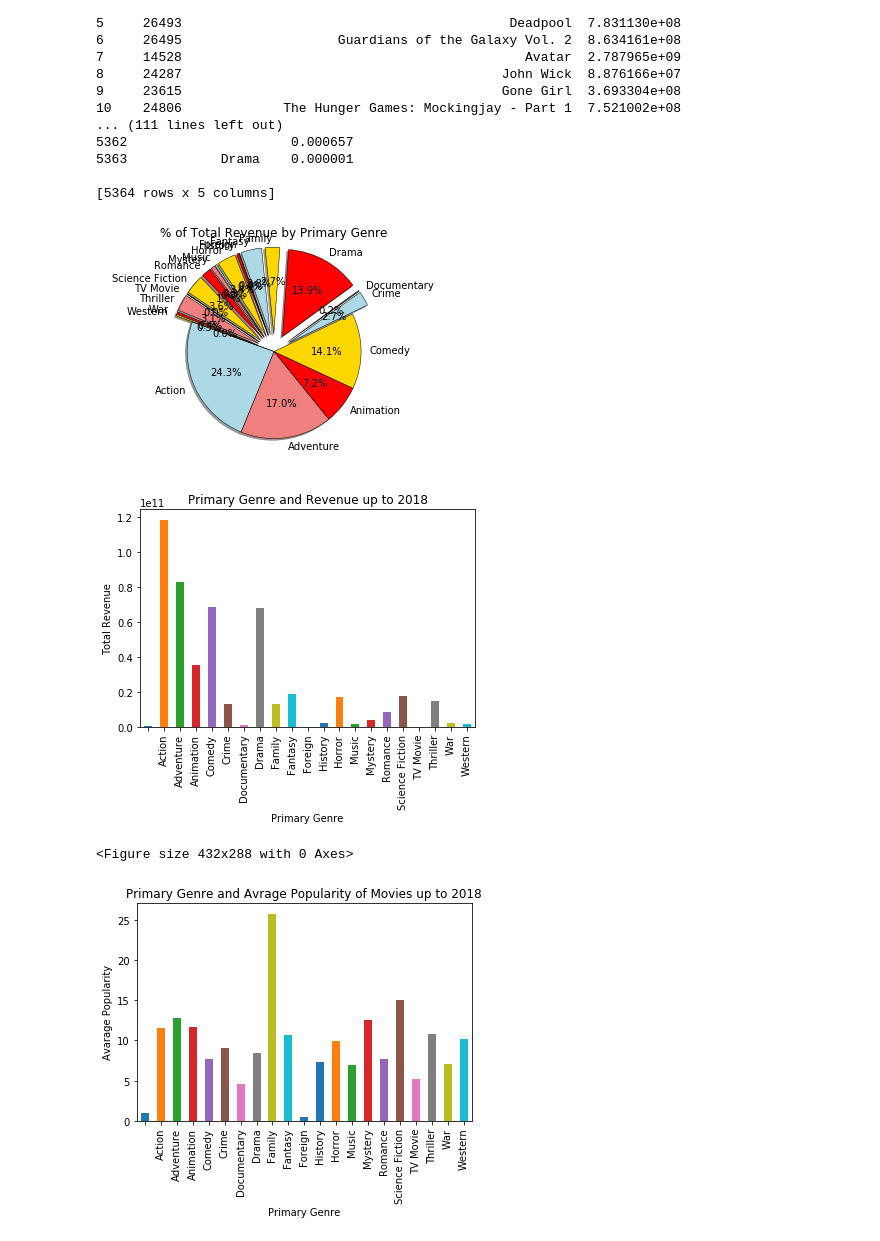
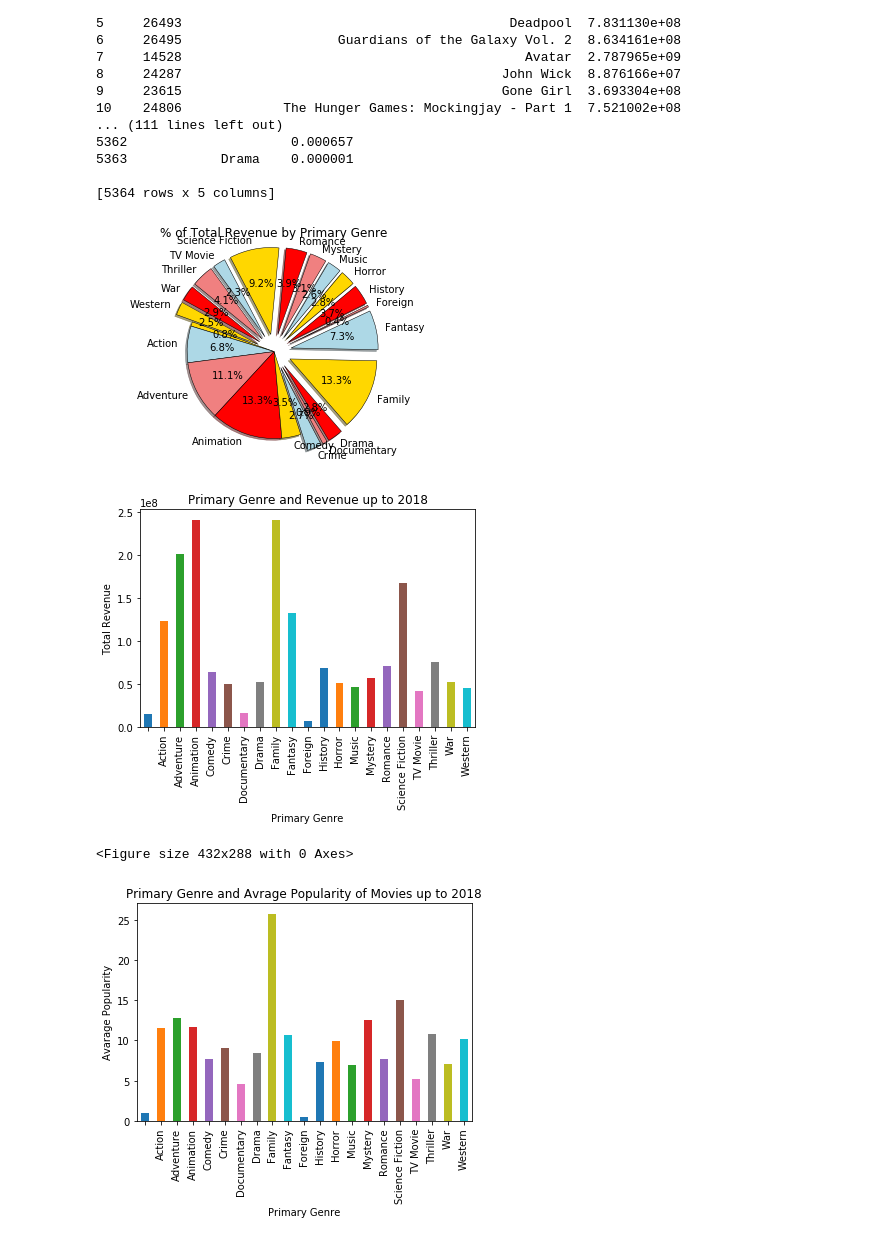
Before and after one commit to sarahshelden/Project1DataScience, a Jupyter notebook: movies.ipynb, the cells around one changed output. Cells and saved outputs as stored; diff of their text form; code cells hidden in the pictures.

```diff
--- a/movies.ipynb
+++ b/movies.ipynb
@@ -273,19 +273,19 @@ print(popular_mv)
 
 [5364 rows x 5 columns]
 # %%
-revenue_sum = popular_mv.groupby('Primary Genre').sum()["revenue"]
+revenue_sum = popular_mv.groupby('Primary Genre').mean()["revenue"]
 
 labels = revenue_sum.index
 colors = ["gold", "lightblue", "lightcoral","red"]
 explode = (0,0,0,0,0,0.2,0.2,0.2,0.2,0.2,0.2,0.2,0.2,0.2,0.2,0.2,0.2,0.2,0.2,0.2,0.2 )
 
 plt.title('% of Total Revenue by Primary Genre')
 plt.axis('equal')
 
 plt.pie(revenue_sum, explode=explode, labels=labels, colors=colors,autopct="%1.1f%%", shadow=True, startangle=160,wedgeprops = {'linewidth': .5, 'edgecolor': 'black'})
 plt.show()
 # %% [output]
-[figure, old version]
+[figure, new version]
 # %%
 # bar graph
 
@@ -302,7 +302,7 @@ ax.set_ylabel('Total Revenue')
 plt.show()
 plt.tight_layout()
 # %% [output]
-[figure, old version]
+[figure, new version]
 <Figure size 432x288 with 0 Axes>
 # %%
 # bar graph
```
